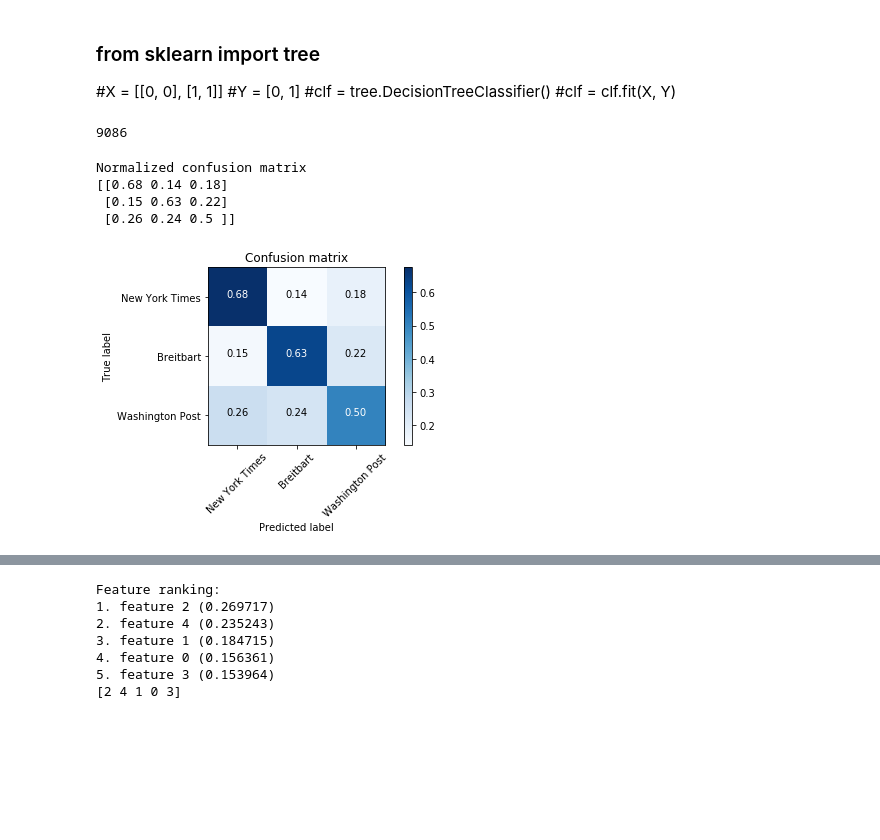
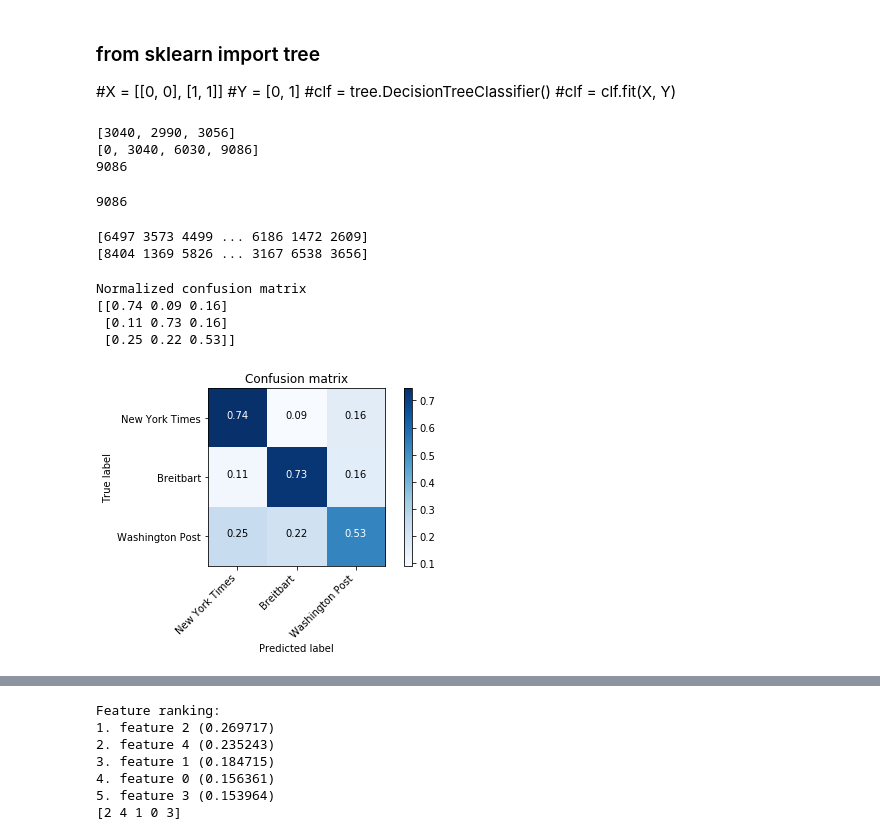
Before and after one commit to jwymbs23/insight, a Jupyter notebook: eda_news_articles.ipynb, the cells around one changed output, grey strips where cells are left out. Saved outputs shown, nothing was run; the diff lists cells and outputs as text; code cells hidden in the pictures; blank space fills up the shorter version.

```diff
--- a/eda_news_articles.ipynb
+++ b/eda_news_articles.ipynb
@@ -119,12 +122,8 @@ pub, wapo_id, wapo_sent, wapo_word, wapo_string_count = pickle.load( open( "wapo
 # %%
-translator = str.maketrans('', '', string.punctuation + '”“')
-print(string.punctuation)
-punctuation_set = set(string.punctuation + )
-
 class Publication():
 
     def __init__(self, pub_id = '', pub_id_list = [], pub_sent = [], pub_word = [], pub_string_count = []):
-        self.publication = pub_id
+        self.publication_name = pub_id
         self.id_list = pub_id_list
         self.sent_tok = pub_sent
         self.word_tok = pub_word
@@ -157,3 +156,5 @@ class Publication():
         if not self.sent_count:
             self.calc_sent_count()
         self.cps = [counter[',']/sent_num for counter, sent_num in zip(self.string_count, self.sent_count)]
+
+#feature names: word_count, sent_count, sent_len, unique_word_frac, word_len, sent_len_std, cps
@@ -343,10 +358,24 @@ semic_ps = nyt_semic_ps + breit_semic_ps + wapo_semic_ps
 #print(len(wc), len(word_length))
 # %%
 #combine features
-X = [[i, j, k, l, m] for i, j, k, l, m in zip(sent_len, sent_len_std, unique_word_frac, word_len, cps)]
+X = [[i, j, k, l, m, n] for i, j, k, l, m, n in zip(wc, sent_len, sent_len_std, unique_word_frac, word_len, cps)]
+n_samples = len(X)
+data_boundaries = [len(i.word_count) for i in pub_list]
+print(data_boundaries)
+cumulative_bounds = [0]
+for ci, i in enumerate(data_boundaries):
+    cumulative_bounds.append(i+cumulative_bounds[ci])
+print(cumulative_bounds)
+#cumulative_bounds = [0]
+#cumulative_bounds = [cumulative_bounds[i-1] + i for i in data_boundaries]
+print(len(X))
+# %% [output]
+[3040, 2990, 3056]
+[0, 3040, 6030, 9086]
+9086
 # %%
 #labels
-Y = [0 for i in range(len(nyt_wc))] + [1 for i in range(len(breit_wc))] + [2 for i in range(len(wapo_wc))]
+Y = [0 for i in range(len(nyt.word_count))] + [1 for i in range(len(breit.word_count))] + [2 for i in range(len(wapo.word_count))]
 print(len(Y))
 # %% [output]
 9086
@@ -354,7 +383,14 @@ print(len(Y))
 #test train split
 from sklearn.model_selection import train_test_split
 
-X_train, X_test, y_train, y_test = train_test_split(X[:len(Y)], Y, test_size=0.6)
+indices = np.arange(n_samples)
+
+X_train, X_test, y_train, y_test, idx_train, idx_test = train_test_split(X, Y, indices, test_size=0.2)
+print(idx_train)
+print(idx_test)
+# %% [output]
+[6497 3573 4499 ... 6186 1472 2609]
+[8404 1369 5826 ... 3167 6538 3656]
 # %%
 #from sklearn.model_selection import GridSearchCV
 #parameters = {'max_depth':range(3,20)}
@@ -394,37 +430,37 @@ def plot_confusion_matrix(cm, classes,
 
     print(cm)
 
     plt.imshow(cm, interpolation='nearest', cmap=cmap)
     plt.title(title)
     plt.colorbar()
     tick_marks = np.arange(len(classes))
-    plt.xticks(tick_marks, classes, rotation=45)
+    plt.xticks(tick_marks, classes, rotation=45, ha = 'right')
     plt.yticks(tick_marks, classes)
 
     fmt = '.2f' if normalize else 'd'
     thresh = cm.max() / 2.
     for i, j in itertools.product(range(cm.shape[0]), range(cm.shape[1])):
         plt.text(j, i, format(cm[i, j], fmt),
                  horizontalalignment="center",
                  color="white" if cm[i, j] > thresh else "black")
 
     plt.tight_layout()
     plt.ylabel('True label')
     plt.xlabel('Predicted label')
 
 # Compute confusion matrix
 cnf_matrix = confusion_matrix(y_test, y_pred)
 np.set_printoptions(precision=2)
 
 # Plot non-normalized confusion matrix
 plt.figure()
 plot_confusion_matrix(cnf_matrix, classes=class_names,
                       title='Confusion matrix', normalize = True)
 # %% [output]
 Normalized confusion matrix
-[[0.68 0.14 0.18]
- [0.15 0.63 0.22]
- [0.26 0.24 0.5 ]]
+[[0.74 0.09 0.16]
+ [0.11 0.73 0.16]
+ [0.25 0.22 0.53]]
-[figure, old version]
+[figure, new version]
 # %%
 conf_mat = np.zeros((3,3))
```
Also changed, not shown: parts of 8 cells of this notebook.
